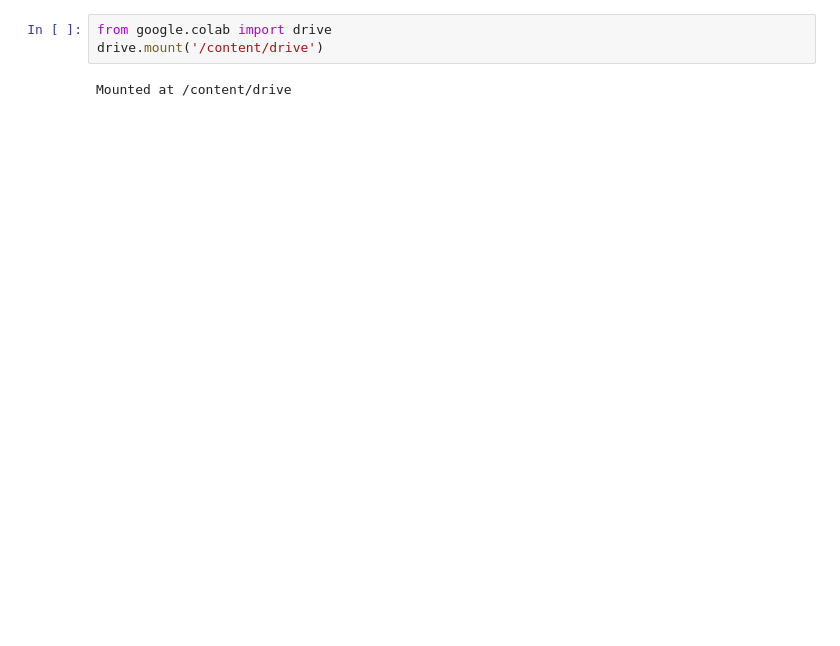
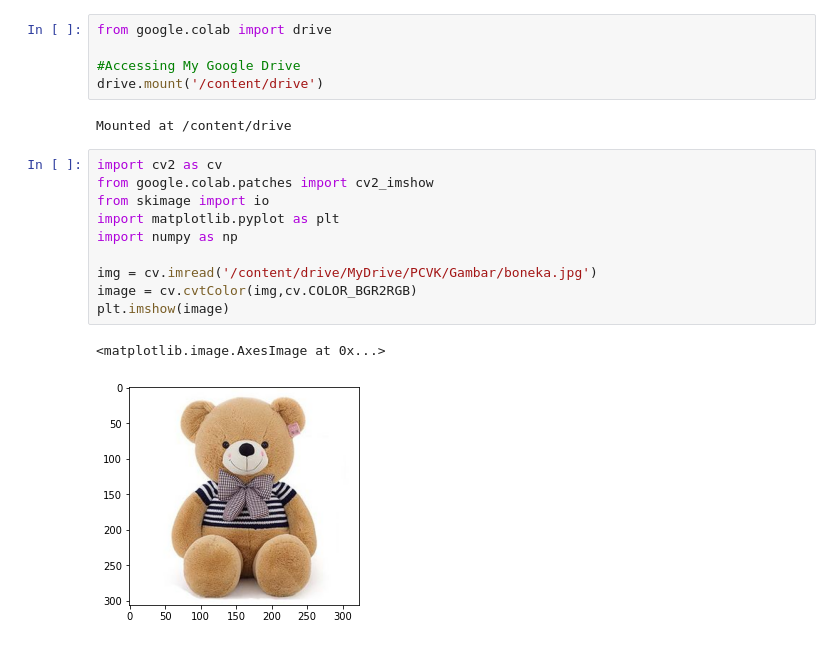
Before and after one commit to syifakitstudentpens/PCVK_GENAP_2022, a Jupyter notebook: Week3.ipynb, the cells around one changed output. Drawn from its saved outputs; the diff is of its cells as text; blank space fills up the shorter version.

```diff
--- a/Week3.ipynb
+++ b/Week3.ipynb
@@ -2,7 +2,22 @@
 <a href="https://colab.research.google.com/github/syifakitstudentpens/PCVK_GENAP_2022/blob/master/Week3.ipynb" target="_parent"><img src="https://colab.research.google.com/assets/colab-badge.svg" alt="Open In Colab"/></a>
 # %%
 from google.colab import drive
+
+#Accessing My Google Drive
 drive.mount('/content/drive')
 # %% [output]
 Mounted at /content/drive
+# %%
+import cv2 as cv
+from google.colab.patches import cv2_imshow
+from skimage import io
+import matplotlib.pyplot as plt
+import numpy as np
+
+img = cv.imread('/content/drive/MyDrive/PCVK/Gambar/boneka.jpg')
+image = cv.cvtColor(img,cv.COLOR_BGR2RGB)
+plt.imshow(image)
+# %% [output]
+<matplotlib.image.AxesImage at 0x...>
+[figure, added]
 # %%
```
Also changed, not shown: parts of 5 cells of this notebook.
